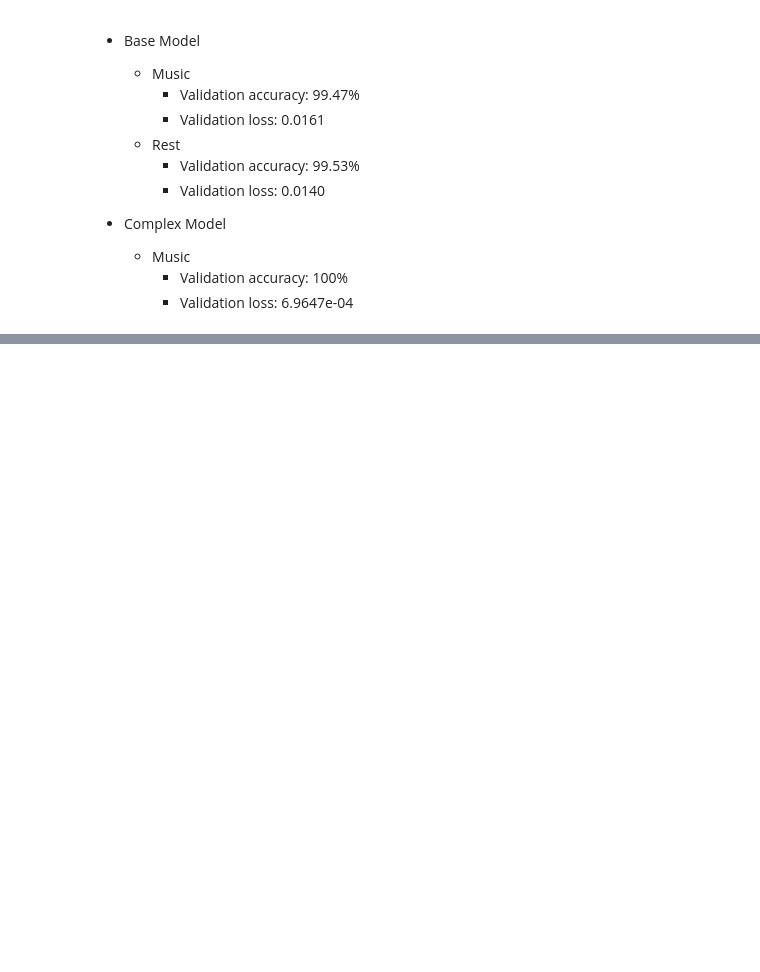
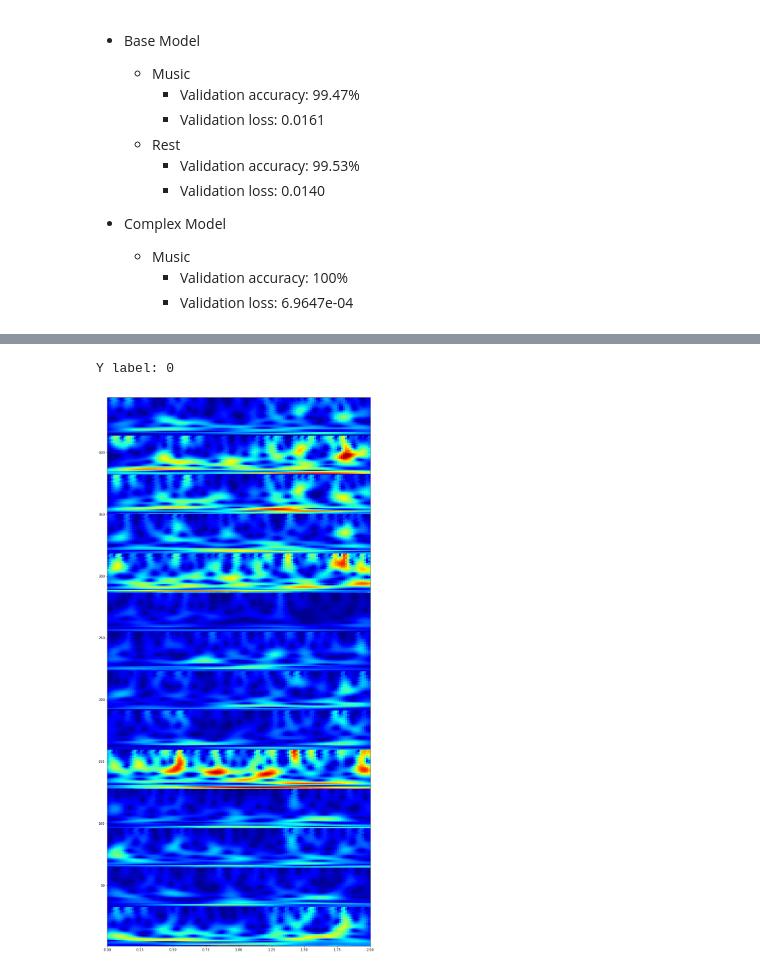
Before and after one commit to Koda98/CSE247-project, a Jupyter notebook: Spec_CNN.ipynb, the cells around one changed output, grey strips where cells are left out. Cells and saved outputs as stored; diff of their text form; code cells hidden in the pictures; blank space fills up the shorter version.

```diff
--- a/Spec_CNN.ipynb
+++ b/Spec_CNN.ipynb
@@ -350,0 +357,5 @@ _________________________________________________________________
+# %%
+plot_scalograms(X_train.reshape(6776, 448, 128), 100)
+# %% [output]
+Y label: 0
+[figure, added]
```
Also changed, not shown: parts of 17 cells of this notebook, 1 other file.
